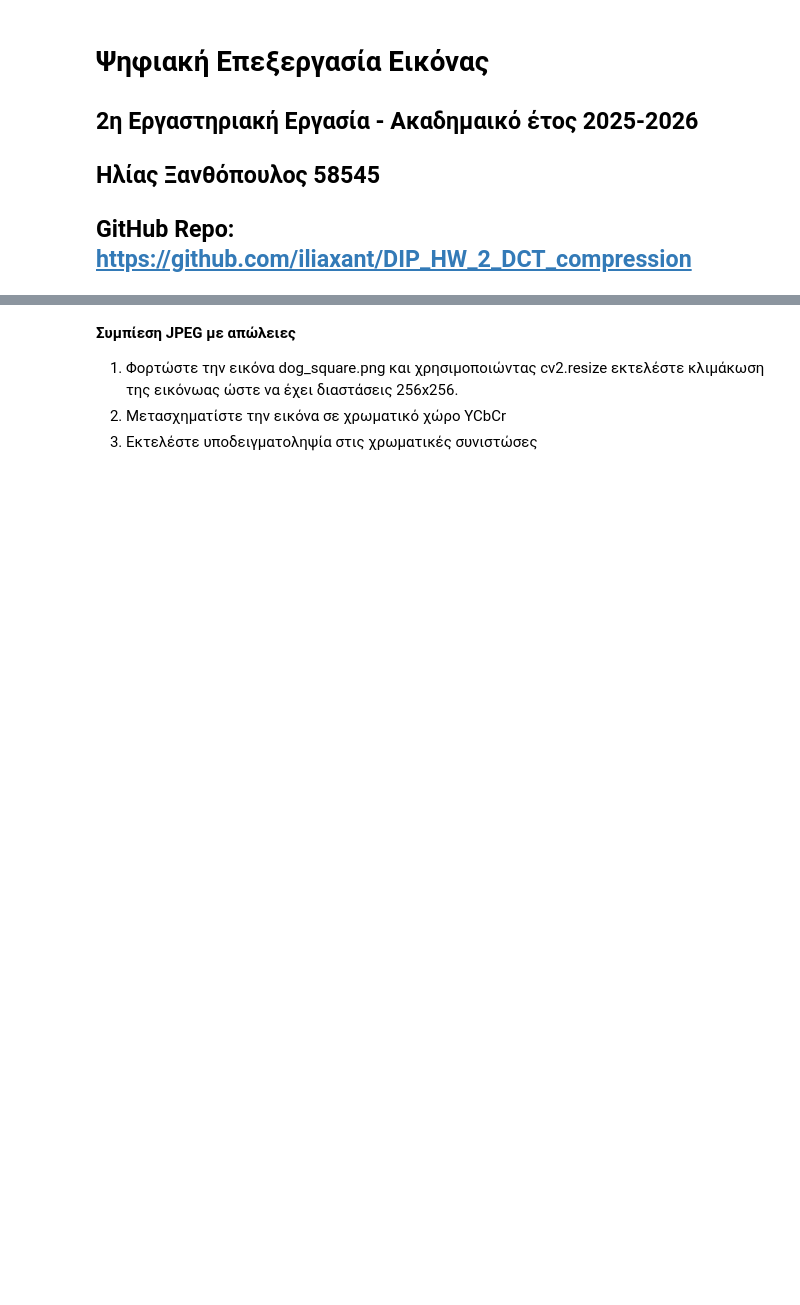
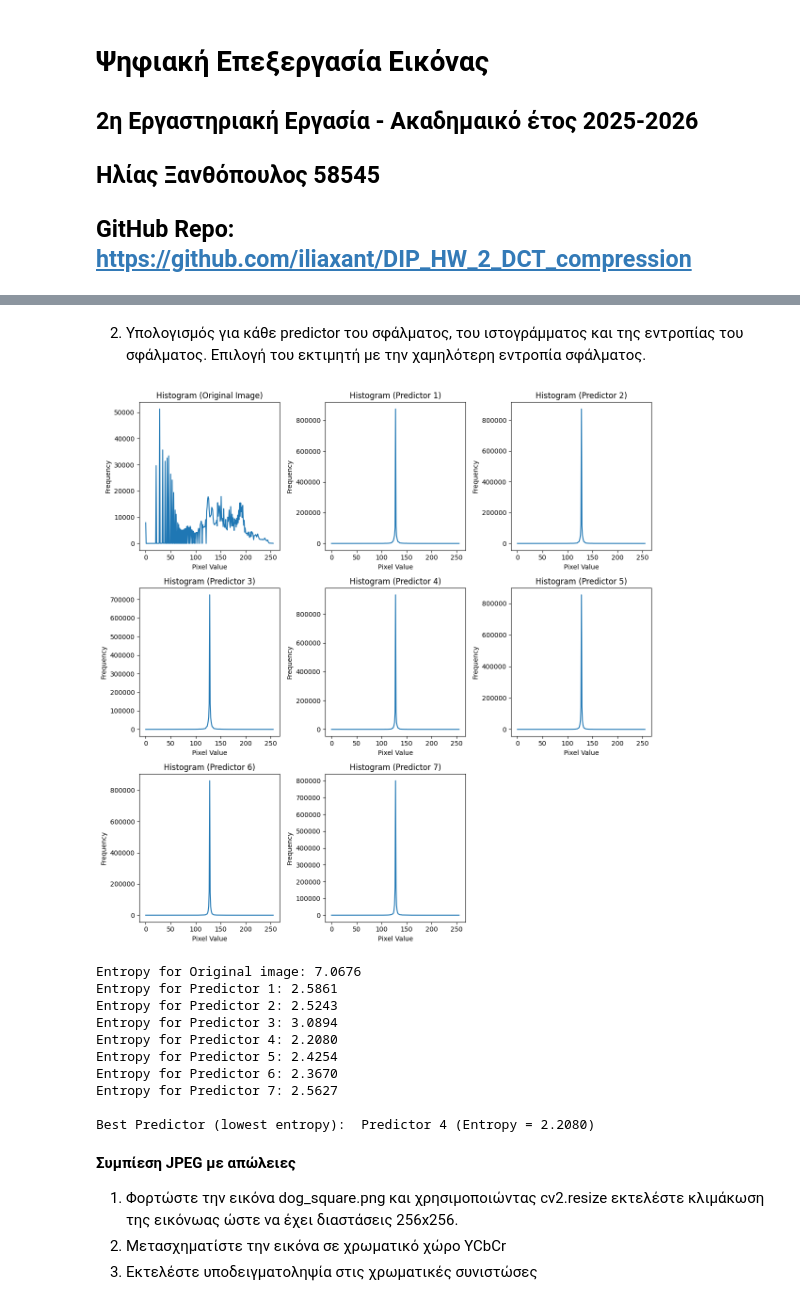
Before and after one commit to iliaxant/DIP_HW_2_image_compression, a Jupyter notebook: DIP_HW_2.ipynb, the cells around one changed output, grey strips where cells are left out. Saved outputs shown, nothing was run; the diff lists cells and outputs as text; code cells hidden in the pictures; blank space fills up the shorter version.

```diff
--- a/DIP_HW_2.ipynb
+++ b/DIP_HW_2.ipynb
@@ -163,3 +110,70 @@ Entropy for Predictor 3: 3.9633
+# %% [markdown]
+2) Υπολογισμός για κάθε predictor του σφάλματος, του ιστογράμματος και της εντροπίας του σφάλματος. Επιλογή του εκτιμητή με την χαμηλότερη εντροπία σφάλματος.
+# %%
+def compute_entropy(histogram):
+
+    histogram_norm = histogram / np.sum(histogram)
+    entropy_value = -np.sum(histogram_norm * np.log2(histogram_norm + 1e-10))  # Η μικρή ποσότητα για αποφυγή Not a number
+
+    return entropy_value
+
+
+histogram_original,_ = np.histogram(image, bins= 256,range = (0,255))
+entropy_original = compute_entropy(histogram_original)
+
+plt.figure(figsize=(12, 12))
+plt.subplot(3, 3, 1)
+plt.plot(histogram_original)
+plt.title(f'Histogram (Original Image)')
+plt.xlabel('Pixel Value')
+plt.ylabel('Frequency')
+
+prediction_errors = []
+entropies = []
+
+for i, predicted_image in enumerate(predicted_images):
+
+  prediction_error = image.astype(int) - predicted_image.astype(int)
+  prediction_errors.append(prediction_error)
+
+  histogram_pred, _ = np.histogram(prediction_error.flatten(), bins= 256,range = (-128,128))
+
+  entropy = compute_entropy(histogram_pred)
+  entropies.append(entropy)
+
+  plt.subplot(3, 3, i+2)
+  plt.plot(histogram_pred)
+  plt.title(f'Histogram (Predictor {i+1})')
+  plt.xlabel('Pixel Value')
+  plt.ylabel('Frequency')
+
+plt.tight_layout()
+plt.show()
+
+
+print()
+print(f'Entropy for Original image: {entropy_original:.4f}')
+
+for i, entropy in enumerate(entropies):
+    print(f'Entropy for Predictor {i+1}: {entropy:.4f}')
+
+min_entropy = min(entropies)
+min_ind = entropies.index(min_entropy)
+
+print()
+print(f'Best Predictor (lowest entropy):  Predictor {min_ind + 1} (Entropy = {min_entropy:.4f})')
+# %% [output]
+[figure, added]
+Entropy for Original image: 7.0676
+Entropy for Predictor 1: 2.5861
+Entropy for Predictor 2: 2.5243
+Entropy for Predictor 3: 3.0894
+Entropy for Predictor 4: 2.2080
+Entropy for Predictor 5: 2.4254
+Entropy for Predictor 6: 2.3670
+Entropy for Predictor 7: 2.5627
+
+Best Predictor (lowest entropy):  Predictor 4 (Entropy = 2.2080)
 # %% [markdown]
 **Συμπίεση JPEG με απώλειες**
 
```
Also changed, not shown: parts of 15 cells of this notebook.
